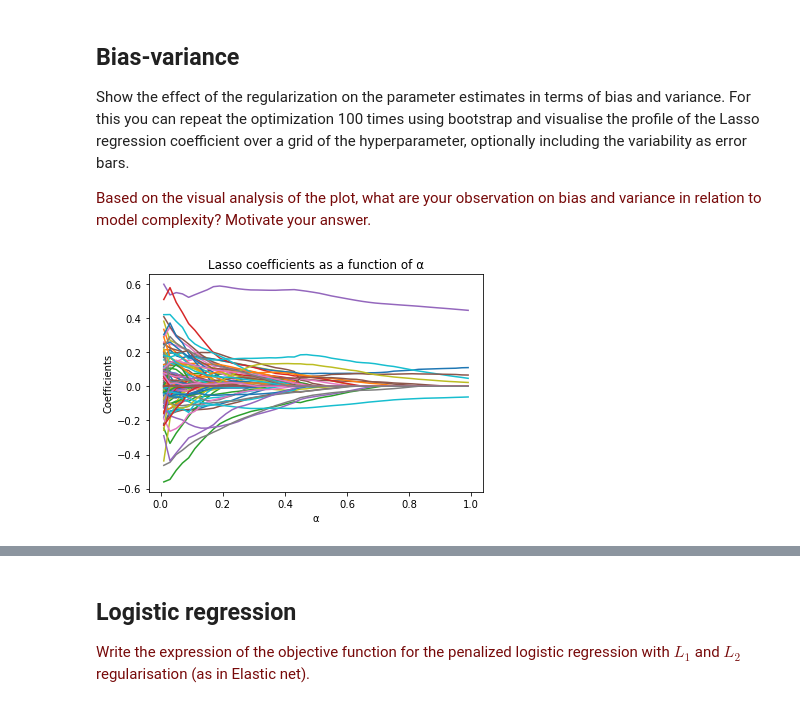
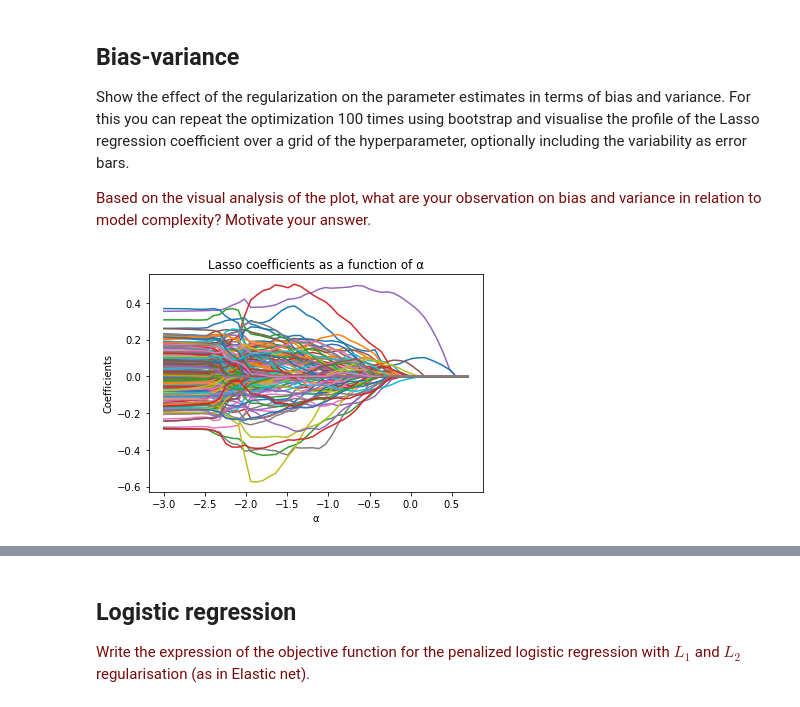
Before and after one commit to LarsDaenen1/8dm50group5, a Jupyter notebook: Week_3/week_3_Lars.ipynb, the cells around one changed output, grey strips where cells are left out. Saved outputs shown, nothing was run; the diff lists cells and outputs as text; code cells hidden in the pictures.

```diff
--- a/Week_3/week_3_Lars.ipynb
+++ b/Week_3/week_3_Lars.ipynb
@@ -367,7 +367,7 @@ from sklearn.model_selection import GridSearchCV
 import numpy as np
 import matplotlib.pyplot as plt
 
-alpha_range = np.linspace(0.01,0.99,50)
+alpha_range = np.logspace(np.log10(1e-3), np.log10(5),50)
 parms = {'alpha': alpha_range}
 model = Lasso(tol=1e-2)
 
@@ -381,7 +381,7 @@ best_alpha = gscv.best_params_['alpha']
 print("Optimal value: \u03B1={}".format(best_alpha))
 
 # visualize results
-plt.plot(alpha_range, results, 'r-')
+plt.plot(np.log10(alpha_range), results, 'r-')
 plt.title('Negative MSE for varying values of \u03B1')
 plt.xlabel('\u03B1')
 plt.ylabel('Negative MSE')
@@ -423,20 +421,20 @@ Show the effect of the regularization on the parameter estimates in terms of bia
 
 <p><font color='#770a0a'>Based on the visual analysis of the plot, what are your observation on bias and variance in relation to model complexity? Motivate your answer.</font></p>
 # %%
-model = Lasso(alpha=best_alpha, tol=1e-2, max_iter=500)
+model = Lasso(alpha=best_alpha, tol=1e-2, max_iter=1000)
 coefs = []
 for a in alpha_range:
     model.set_params(alpha=a)
     model.fit(X_train, y_train)
     coefs.append(model.coef_)
 
 coefs = pd.DataFrame(coefs)
 
 for i in range(238):
-    plt.plot(alpha_range, coefs[i])
+    plt.plot(np.log10(alpha_range), coefs[i])
 plt.title('Lasso coefficients as a function of \u03B1')
 plt.xlabel('\u03B1')
 plt.ylabel('Coefficients')
 plt.show()
 # %% [output]
-[figure, old version]
+[figure, new version]
```
Also changed, not shown: parts of 4 cells of this notebook.
